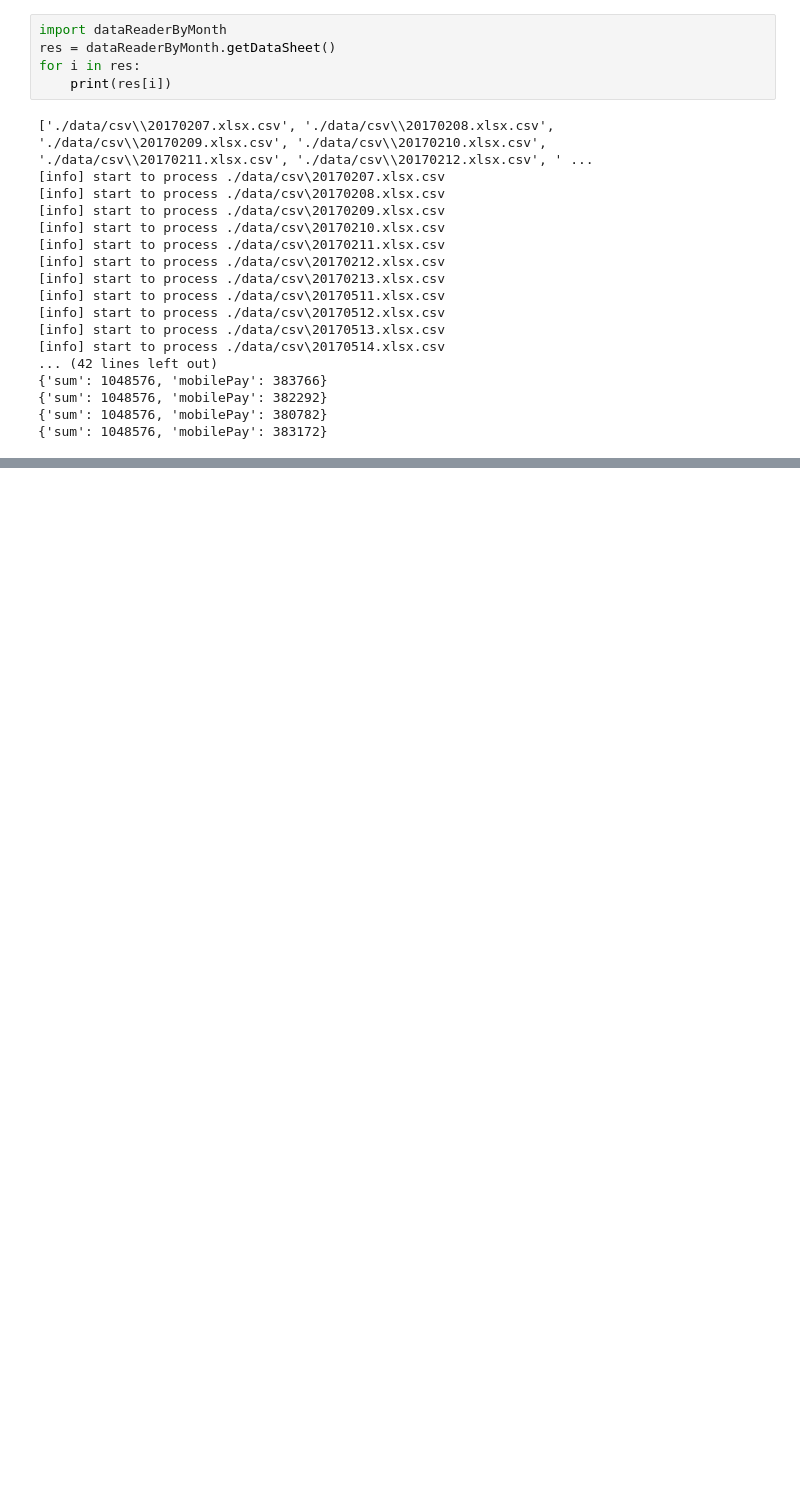
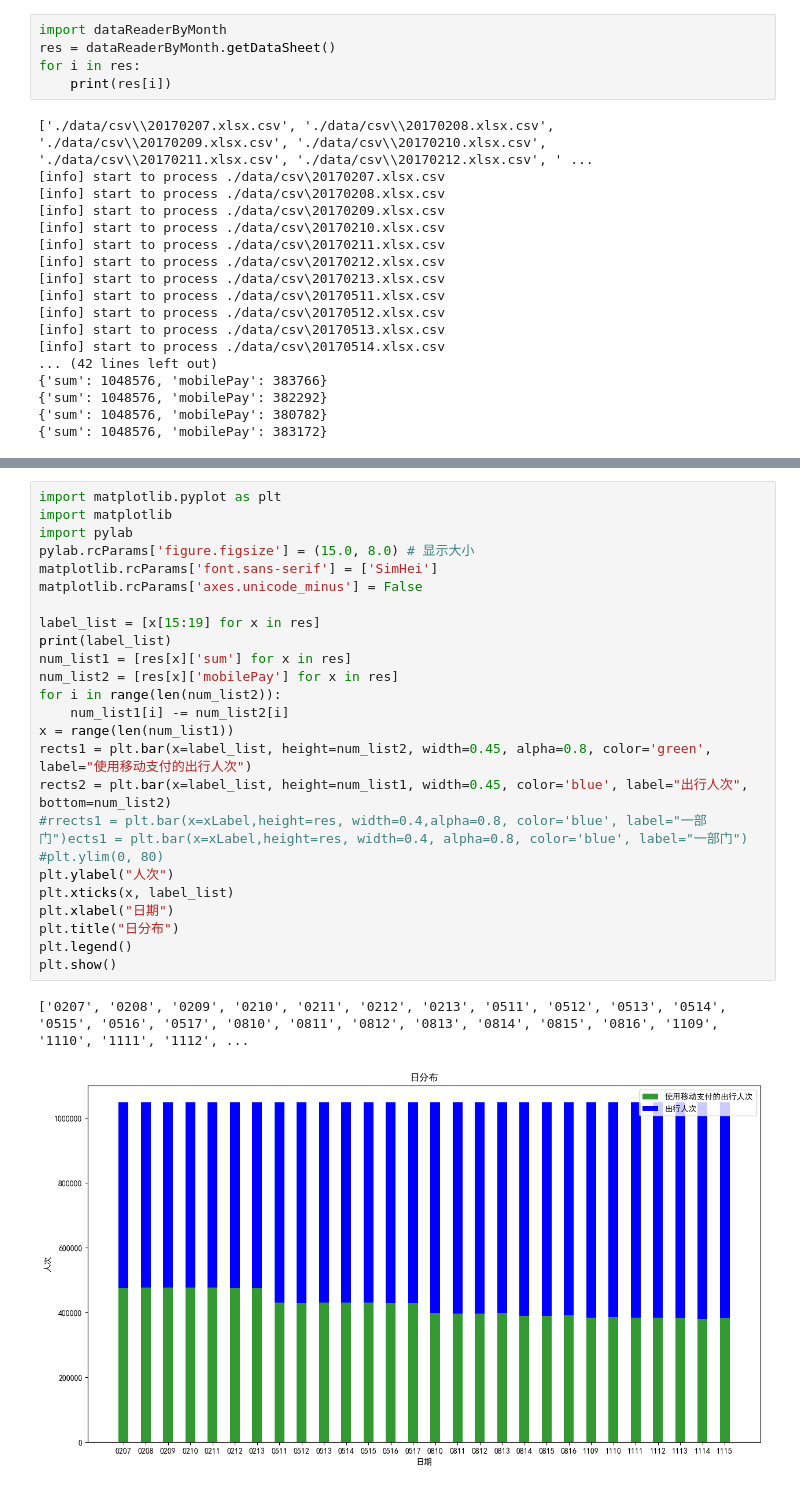
Before and after one commit to HanyuuLu/MCM-2019-College, a Jupyter notebook: 2019CodeWork/MonthlyRelated.ipynb, the cells around one changed output, grey strips where cells are left out. Cells and saved outputs as stored; diff of their text form; blank space fills up the shorter version.

```diff
--- a/2019CodeWork/MonthlyRelated.ipynb
+++ b/2019CodeWork/MonthlyRelated.ipynb
@@ -23,0 +66,28 @@ for i in res:
+# %%
+import matplotlib.pyplot as plt
+import matplotlib
+import pylab
+pylab.rcParams['figure.figsize'] = (15.0, 8.0) # 显示大小
+matplotlib.rcParams['font.sans-serif'] = ['SimHei']
+matplotlib.rcParams['axes.unicode_minus'] = False
+
+label_list = [x[15:19] for x in res]
+print(label_list)
+num_list1 = [res[x]['sum'] for x in res]
+num_list2 = [res[x]['mobilePay'] for x in res]
+for i in range(len(num_list2)):
+    num_list1[i] -= num_list2[i]
+x = range(len(num_list1))
+rects1 = plt.bar(x=label_list, height=num_list2, width=0.45, alpha=0.8, color='green', label="使用移动支付的出行人次")
+rects2 = plt.bar(x=label_list, height=num_list1, width=0.45, color='blue', label="出行人次", bottom=num_list2)
+#rrects1 = plt.bar(x=xLabel,height=res, width=0.4,alpha=0.8, color='blue', label="一部门")ects1 = plt.bar(x=xLabel,height=res, width=0.4, alpha=0.8, color='blue', label="一部门")
+#plt.ylim(0, 80)
+plt.ylabel("人次")
+plt.xticks(x, label_list)
+plt.xlabel("日期")
+plt.title("日分布")
+plt.legend()
+plt.show()
+# %% [output]
+['0207', '0208', '0209', '0210', '0211', '0212', '0213', '0511', '0512', '0513', '0514', '0515', '0516', '0517', '0810', '0811', '0812', '0813', '0814', '0815', '0816', '1109', '1110', '1111', '1112', ...
+[figure, added]
```
Also changed, not shown: parts of 3 cells of this notebook, 2 other files.
